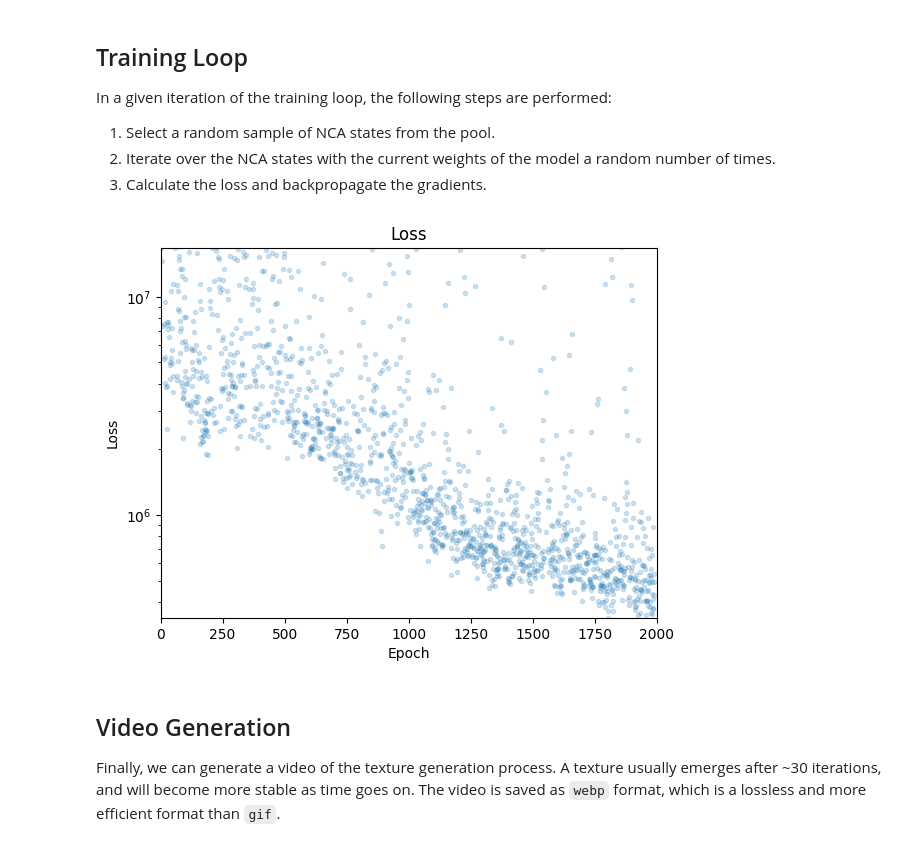
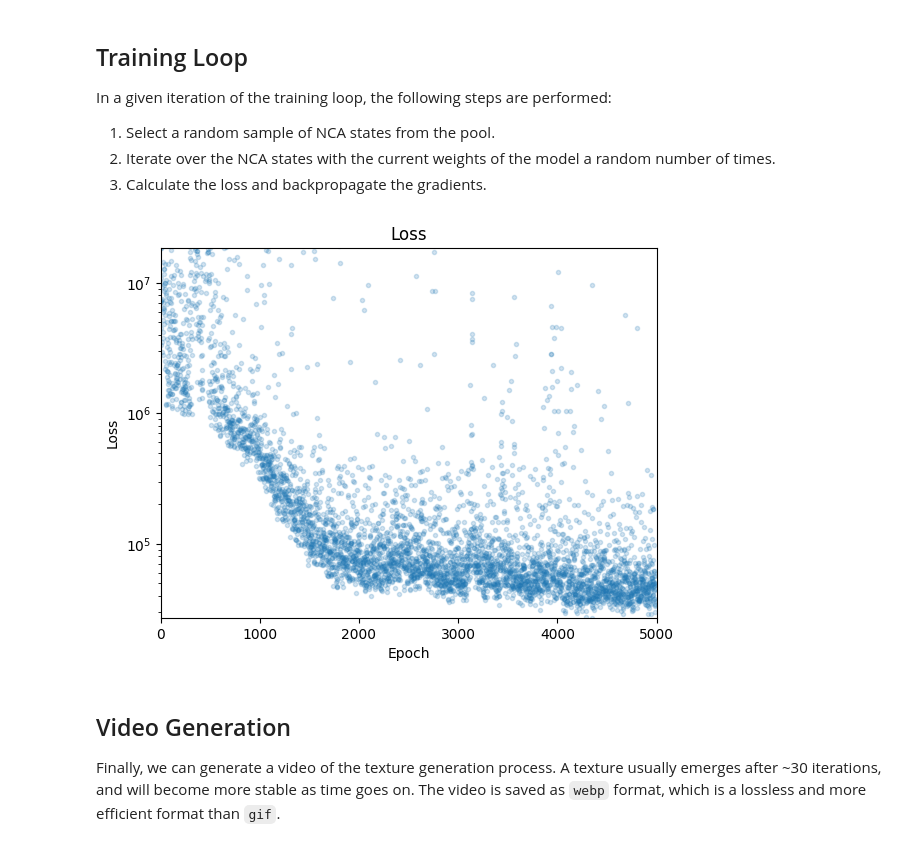
Before and after one commit to MonashDeepNeuron/Neural-Cellular-Automata, a Jupyter notebook: TorchModels/Texture/textures.ipynb, the cells around one changed output. Saved outputs shown, nothing was run; the diff lists cells and outputs as text; code cells hidden in the pictures.

```diff
--- a/TorchModels/Texture/textures.ipynb
+++ b/TorchModels/Texture/textures.ipynb
@@ -32,7 +32,7 @@ The target image is first loaded, and then converted to a tensor. The tensor is
 # %%
 # Load target image
 SIZE = 256
-FILE = './bubbles.jpg'
+FILE = './leaf.jpg'
 
 def load_image(file: str, size: int):
     # Resize image
@@ -154,7 +154,7 @@ In a given iteration of the training loop, the following steps are performed:
 2. Iterate over the NCA states with the current weights of the model a random number of times.
 3. Calculate the loss and backpropagate the gradients.
 # %%
-EPOCHS = 2000
+EPOCHS = 5000
 BATCH_SIZE = 1
 
 # Plot losses
@@ -186,34 +186,34 @@ for epoch in range(EPOCHS):
     # Backpropagate and update model
     with torch.no_grad():
         loss.backward()
 
         # Normalise gradients and add a small value to the denominator to avoid division by zero
         for param in model.parameters():
             param.grad /= (param.grad.norm() + 1e-8)
 
         optimiser.step()
         optimiser.zero_grad()
         lr_scheduler.step()
 
         # Update the pool with the new samples
         pool[batch_idx] = x
 
         # Update loss plot
         if epoch % 10 == 0:
             ax.cla()
             ax.set_yscale('log')
             ax.set_xlim(0, EPOCHS)
             ax.set_ylim(min(losses), losses[0])
             ax.set_xlabel('Epoch')
             ax.set_ylabel('Loss')
             ax.set_title('Loss')
             ax.plot(losses, '.', alpha=0.2)
             display(fig)
 
             # Clear the output and display the plot
             clear_output(wait=True)
 # %% [output]
-[figure, old version]
+[figure, new version]
 # %% [markdown]
 ## Video Generation
 
```
Also changed, not shown: parts of 1 cell of this notebook, 6 other files.
